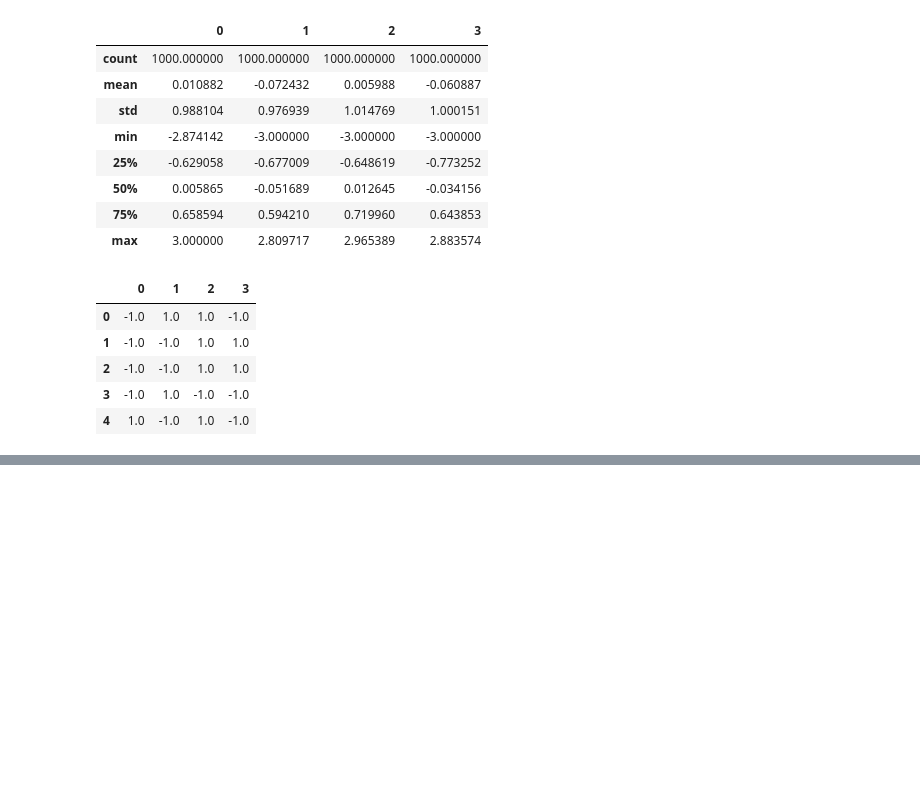
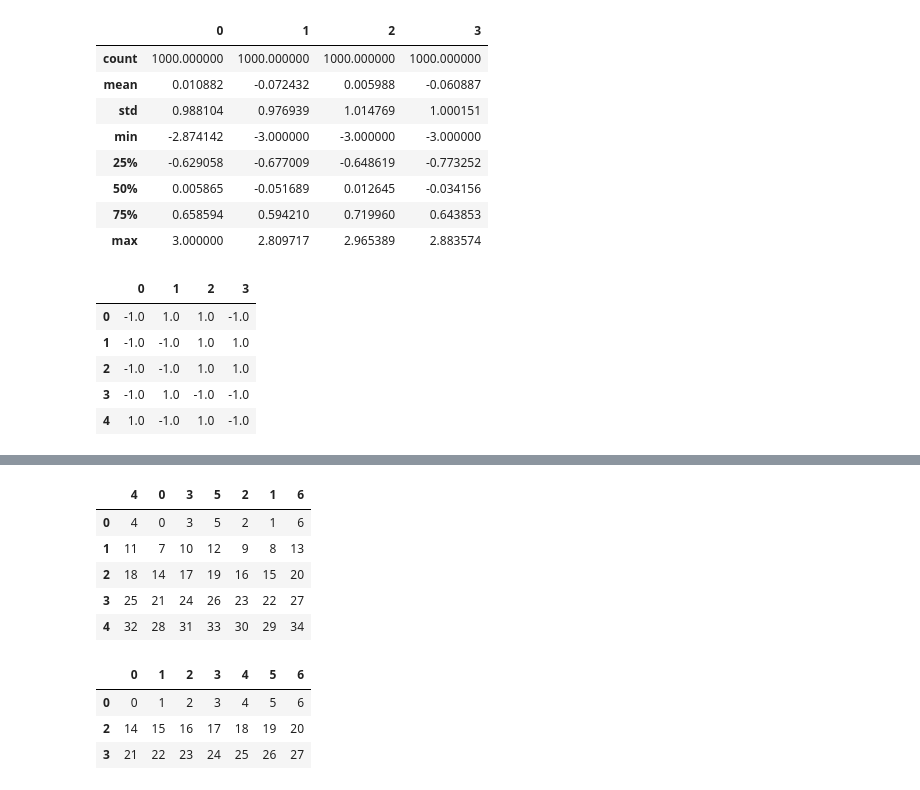
Before and after one commit to atozncoder/ai, a Jupyter notebook: PythonForDataAnalysisBook/7DataCleaning.ipynb, the cells around one changed output, grey strips where cells are left out. Cells and saved outputs as stored; diff of their text form; code cells hidden in the pictures; blank space fills up the shorter version.

```diff
--- a/PythonForDataAnalysisBook/7DataCleaning.ipynb
+++ b/PythonForDataAnalysisBook/7DataCleaning.ipynb
@@ -584,0 +623,19 @@ np.sign(data).head()
+# %%
+# We can do same with columns
+sampler = np.random.permutation(7)
+df.take(sampler, axis="columns")
+# %% [output]
+|  | 4 | 0 | 3 | 5 | 2 | 1 | 6 |
+| 0 | 4 | 0 | 3 | 5 | 2 | 1 | 6 |
+| 1 | 11 | 7 | 10 | 12 | 9 | 8 | 13 |
+| 2 | 18 | 14 | 17 | 19 | 16 | 15 | 20 |
+| 3 | 25 | 21 | 24 | 26 | 23 | 22 | 27 |
+| 4 | 32 | 28 | 31 | 33 | 30 | 29 | 34 |
+# %%
+# Series and dataframe have sample method that can be used to select random subset
+df.sample(3)
+# %% [output]
+|  | 0 | 1 | 2 | 3 | 4 | 5 | 6 |
+| 0 | 0 | 1 | 2 | 3 | 4 | 5 | 6 |
+| 2 | 14 | 15 | 16 | 17 | 18 | 19 | 20 |
+| 3 | 21 | 22 | 23 | 24 | 25 | 26 | 27 |
```
Also changed, not shown: parts of 7 cells of this notebook.
